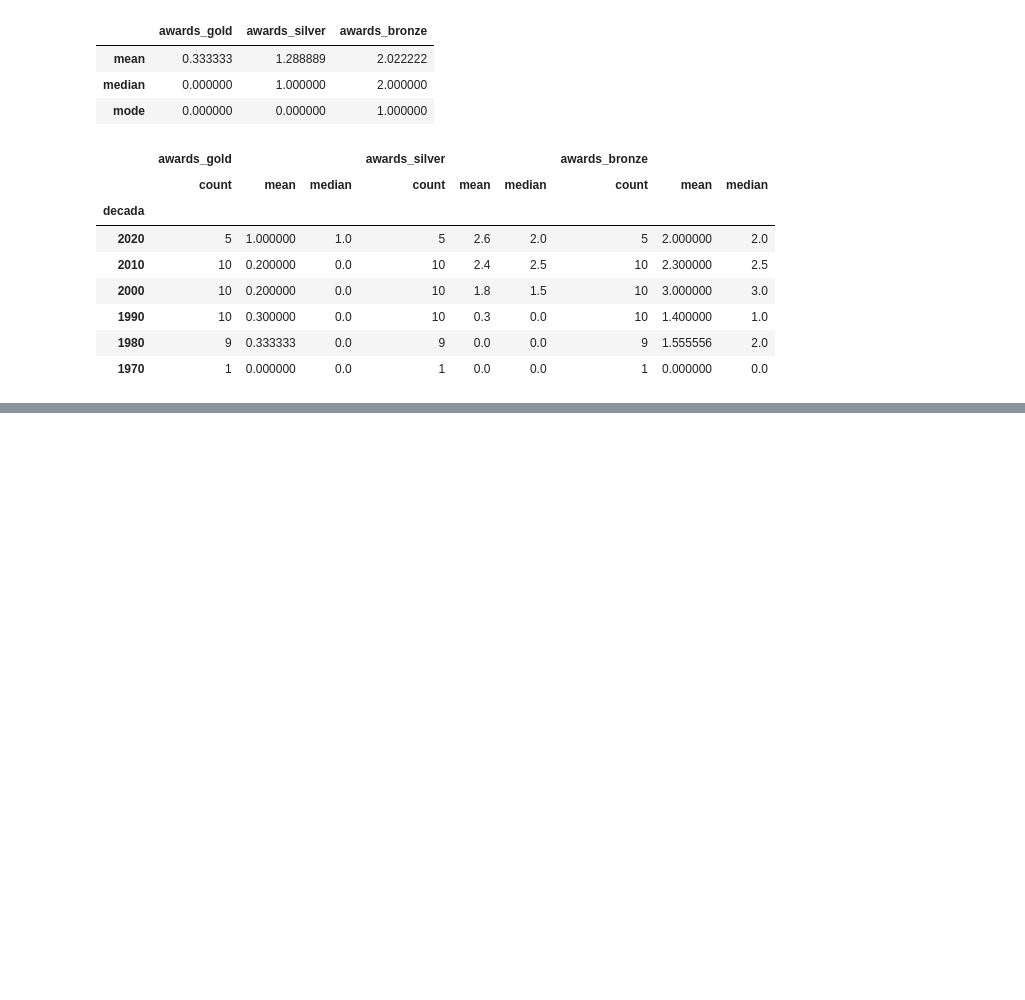
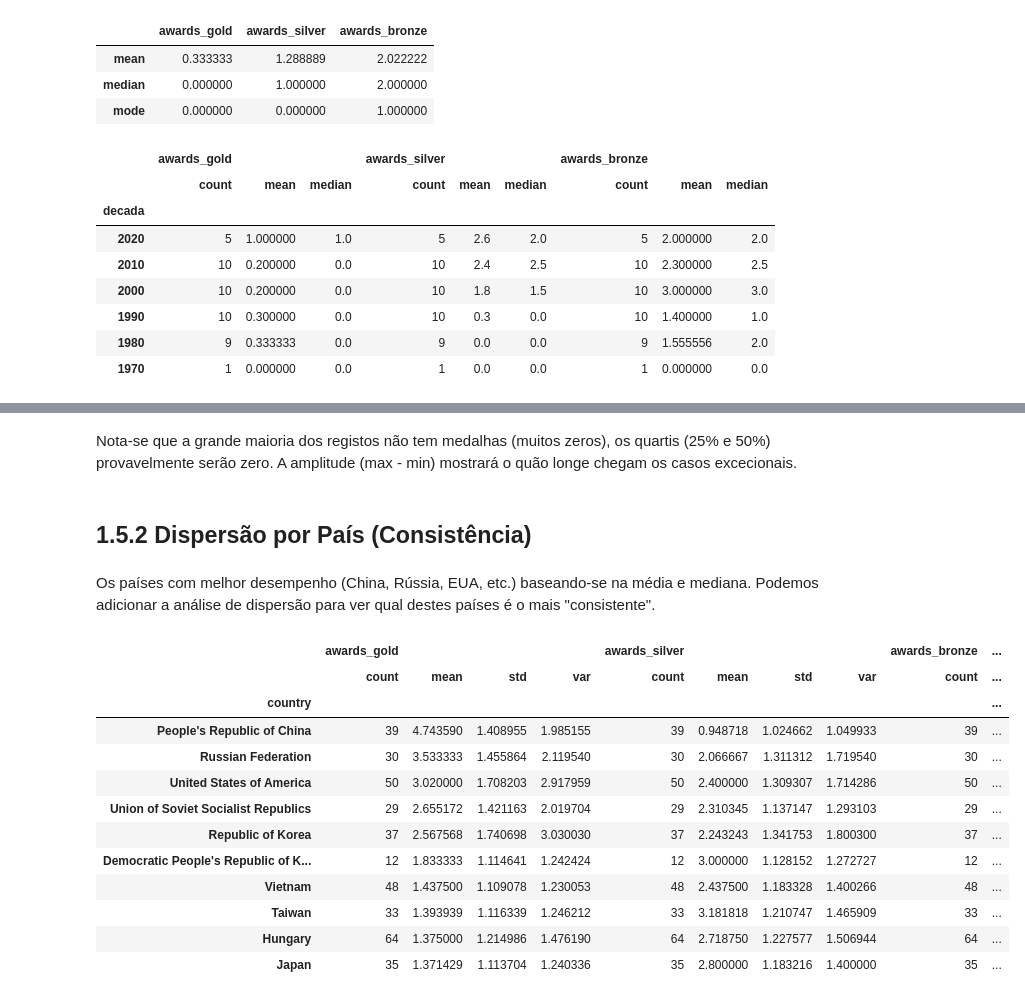
Before and after one commit to MatheusLuna37/IMO-analysis, a Jupyter notebook: teste03.ipynb, the cells around one changed output, grey strips where cells are left out. Saved outputs shown, nothing was run; the diff lists cells and outputs as text; code cells hidden in the pictures; blank space fills up the shorter version.

```diff
--- a/teste03.ipynb
+++ b/teste03.ipynb
@@ -209,0 +234,8 @@ ordenado
+# %%
+medalhas = ["awards_gold", "awards_silver", "awards_bronze"]
+
+dispersao_resumo = data[medalhas].agg(['var', 'std', 'min', 'max'])
+display(dispersao_resumo)
+
+quartis = data[medalhas].quantile([0.25, 0.50, 0.75])
+display(quartis)
@@ -209,0 +252,32 @@ ordenado
+# %% [markdown]
+Nota-se que a grande maioria dos registos não tem medalhas (muitos zeros), os quartis (25% e 50%) provavelmente serão zero. A amplitude (max - min) mostrará o quão longe chegam os casos excecionais.
+# %% [markdown]
+## 1.5.2 Dispersão por País (Consistência)
+# %% [markdown]
+Os países com melhor desempenho (China, Rússia, EUA, etc.) baseando-se na média e mediana. Podemos adicionar a análise de dispersão para ver qual destes países é o mais "consistente".
+# %%
+# Adicione a 'mean' (média) dentro do .agg()
+pais_dispersao = data.groupby('country')[medalhas].agg(['count', 'mean', 'std', 'var'])
+
+# Mantenha o filtro de 10 participações
+pais_filtrado = pais_dispersao[pais_dispersao[('awards_gold', 'count')] >= 10]
+
+# Altere a ordenação para ser pela MÉDIA de medalhas de ouro ('mean') em vez da contagem ('count')
+pais_ordenado = pais_filtrado.sort_values(by=('awards_gold', 'mean'), ascending=False)
+
+# Exibe os 10 primeiros
+display(pais_ordenado.head(10))
+# %% [output]
+|  | awards_gold |  |  |  | awards_silver |  |  |  | awards_bronze | ... |
+|  | count | mean | std | var | count | mean | std | var | count | ... |
+| country |  |  |  |  |  |  |  |  |  | ... |
+| People's Republic of China | 39 | 4.743590 | 1.408955 | 1.985155 | 39 | 0.948718 | 1.024662 | 1.049933 | 39 | ... |
+| Russian Federation | 30 | 3.533333 | 1.455864 | 2.119540 | 30 | 2.066667 | 1.311312 | 1.719540 | 30 | ... |
+| United States of America | 50 | 3.020000 | 1.708203 | 2.917959 | 50 | 2.400000 | 1.309307 | 1.714286 | 50 | ... |
+| Union of Soviet Socialist Republics | 29 | 2.655172 | 1.421163 | 2.019704 | 29 | 2.310345 | 1.137147 | 1.293103 | 29 | ... |
+| Republic of Korea | 37 | 2.567568 | 1.740698 | 3.030030 | 37 | 2.243243 | 1.341753 | 1.800300 | 37 | ... |
+| Democratic People's Republic of K... | 12 | 1.833333 | 1.114641 | 1.242424 | 12 | 3.000000 | 1.128152 | 1.272727 | 12 | ... |
+| Vietnam | 48 | 1.437500 | 1.109078 | 1.230053 | 48 | 2.437500 | 1.183328 | 1.400266 | 48 | ... |
+| Taiwan | 33 | 1.393939 | 1.116339 | 1.246212 | 33 | 3.181818 | 1.210747 | 1.465909 | 33 | ... |
+| Hungary | 64 | 1.375000 | 1.214986 | 1.476190 | 64 | 2.718750 | 1.227577 | 1.506944 | 64 | ... |
+| Japan | 35 | 1.371429 | 1.113704 | 1.240336 | 35 | 2.800000 | 1.183216 | 1.400000 | 35 | ... |
```
Also changed, not shown: parts of 10 cells of this notebook.
